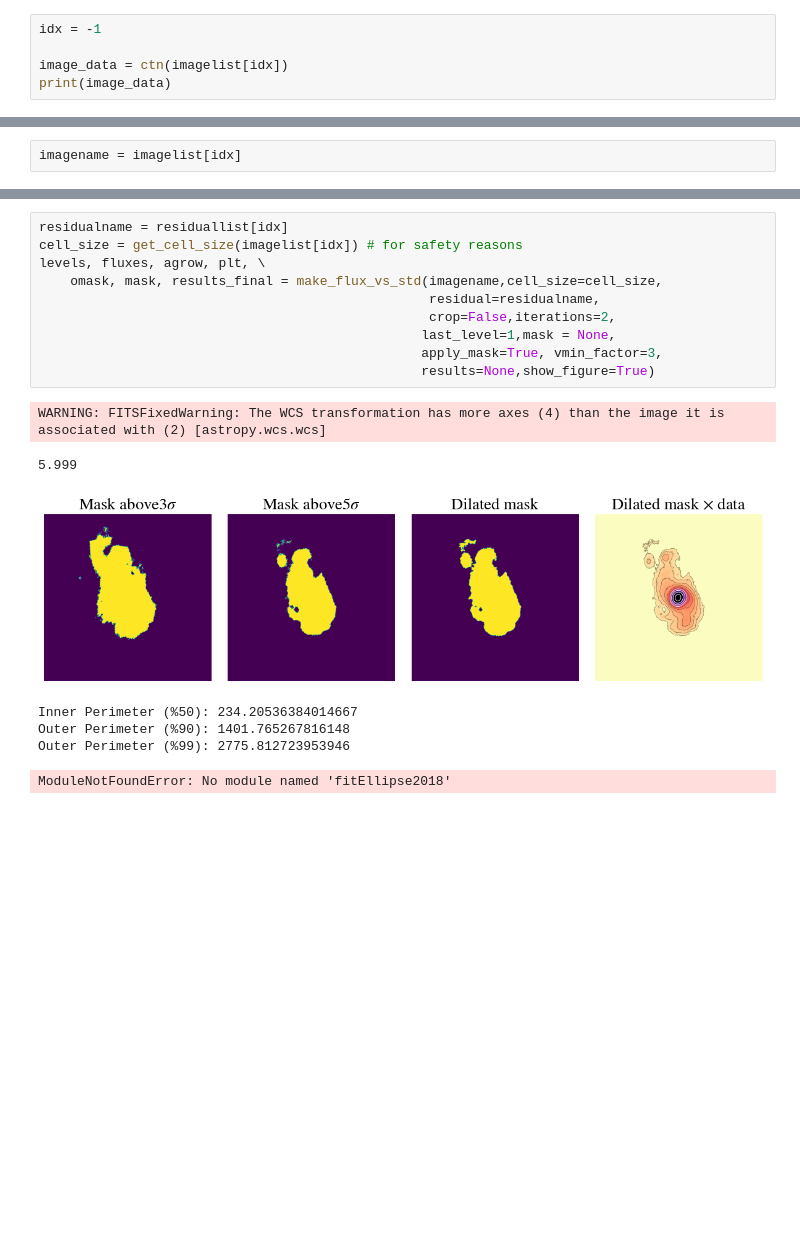
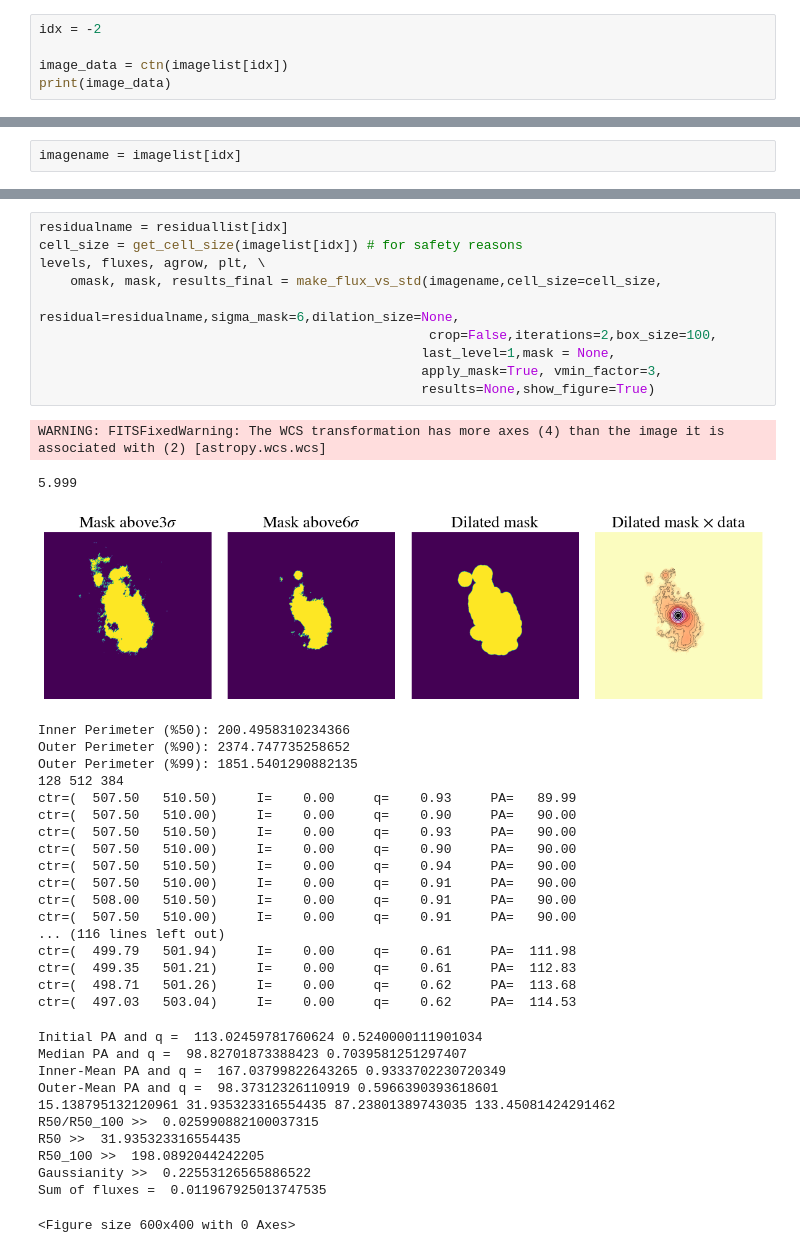
Before and after one commit to lucatelli/morphen_dev, a Jupyter notebook: radio_morphen/radio_morphen.ipynb, the cells around one changed output, grey strips where cells are left out. Cells and saved outputs as stored; diff of their text form; blank space fills up the shorter version.

```diff
--- a/radio_morphen/radio_morphen.ipynb
+++ b/radio_morphen/radio_morphen.ipynb
@@ -124,7 +153,7 @@ For general use, I have create a function `ctn`, means, casa to numpy. It just r
 # %%
 ctn??
 # %%
-idx = -1
+idx = -2
 
 image_data = ctn(imagelist[idx])
 print(image_data)
@@ -244,18 +276,42 @@ dict_results
 # %%
 residualname = residuallist[idx]
 cell_size = get_cell_size(imagelist[idx]) # for safety reasons
 levels, fluxes, agrow, plt, \
     omask, mask, results_final = make_flux_vs_std(imagename,cell_size=cell_size,
-                                                  residual=residualname,
-                                                  crop=False,iterations=2,
+                                                  residual=residualname,sigma_mask=6,dilation_size=None,
+                                                  crop=False,iterations=2,box_size=100,
                                                  last_level=1,mask = None,
                                                  apply_mask=True, vmin_factor=3,
                                                  results=None,show_figure=True)
 # %% [output]
 WARNING: FITSFixedWarning: The WCS transformation has more axes (4) than the image it is associated with (2) [astropy.wcs.wcs]
 5.999
-[figure, old version]
+[figure, new version]
-Inner Perimeter (%50): 234.20536384014667
-Outer Perimeter (%90): 1401.765267816148
-Outer Perimeter (%99): 2775.812723953946
+Inner Perimeter (%50): 200.4958310234366
+Outer Perimeter (%90): 2374.747735258652
+Outer Perimeter (%99): 1851.5401290882135
+128 512 384
+ctr=(  507.50   510.50)     I=    0.00     q=    0.93     PA=   89.99
+ctr=(  507.50   510.00)     I=    0.00     q=    0.90     PA=   90.00
+ctr=(  507.50   510.50)     I=    0.00     q=    0.93     PA=   90.00
+ctr=(  507.50   510.00)     I=    0.00     q=    0.90     PA=   90.00
+ctr=(  507.50   510.50)     I=    0.00     q=    0.94     PA=   90.00
+ctr=(  507.50   510.00)     I=    0.00     q=    0.91     PA=   90.00
+ctr=(  508.00   510.50)     I=    0.00     q=    0.91     PA=   90.00
+ctr=(  507.50   510.00)     I=    0.00     q=    0.91     PA=   90.00
+... (116 lines left out)
+ctr=(  499.79   501.94)     I=    0.00     q=    0.61     PA=  111.98
+ctr=(  499.35   501.21)     I=    0.00     q=    0.61     PA=  112.83
+ctr=(  498.71   501.26)     I=    0.00     q=    0.62     PA=  113.68
+ctr=(  497.03   503.04)     I=    0.00     q=    0.62     PA=  114.53
-ModuleNotFoundError: No module named 'fitEllipse2018'
+Initial PA and q =  113.02459781760624 0.5240000111901034
+Median PA and q =  98.82701873388423 0.7039581251297407
+Inner-Mean PA and q =  167.03799822643265 0.9333702230720349
+Outer-Mean PA and q =  98.37312326110919 0.5966390393618601
+15.138795132120961 31.935323316554435 87.23801389743035 133.45081424291462
+R50/R50_100 >>  0.025990882100037315
+R50 >>  31.935323316554435
+R50_100 >>  198.0892044242205
+Gaussianity >>  0.22553126565886522
+Sum of fluxes =  0.011967925013747535
+<Figure size 600x400 with 0 Axes>
```
Also changed, not shown: parts of 54 cells of this notebook.
